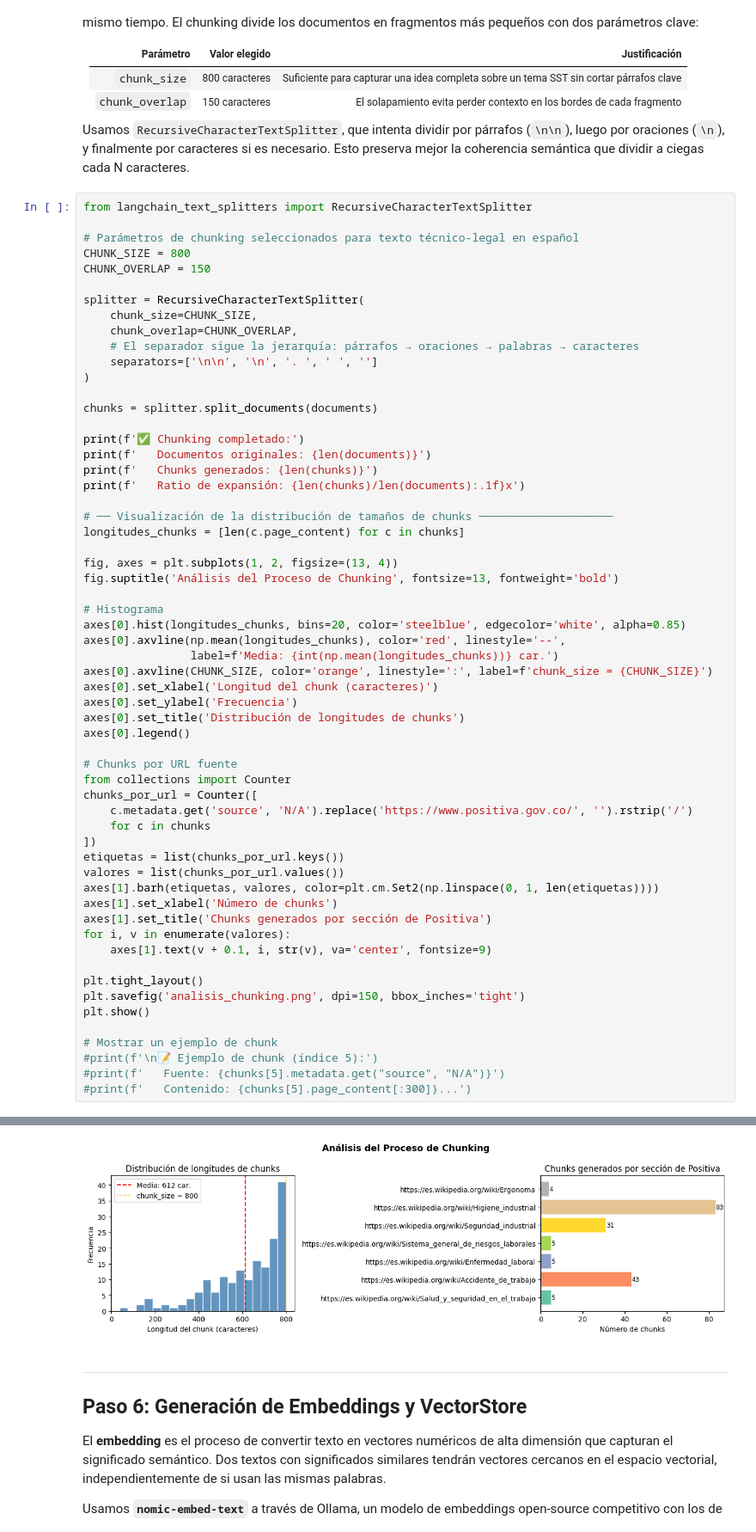
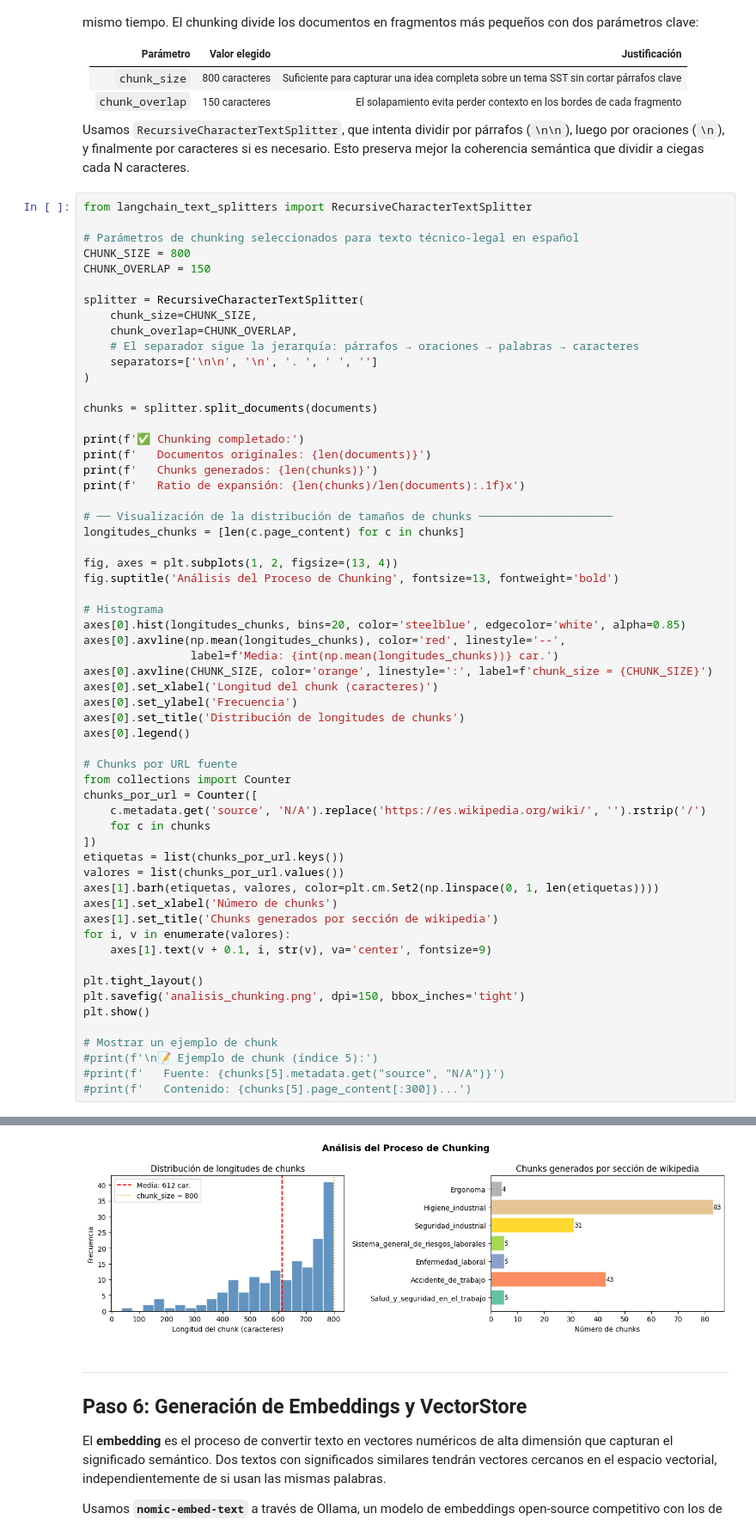
Before and after one commit to dvarelaj/nlp-miniproyecto-icesi, a Jupyter notebook: Sesion 6/modelos_generativos_RAG.ipynb, the cells around one changed output, grey strips where cells are left out. Shown at 86% size. Drawn from its saved outputs; the diff is of its cells as text.

```diff
--- a/Sesion 6/modelos_generativos_RAG.ipynb
+++ b/Sesion 6/modelos_generativos_RAG.ipynb
@@ -332,36 +339,36 @@ axes[0].axvline(CHUNK_SIZE, color='orange', linestyle=':', label=f'chunk_size =
 axes[0].set_xlabel('Longitud del chunk (caracteres)')
 axes[0].set_ylabel('Frecuencia')
 axes[0].set_title('Distribución de longitudes de chunks')
 axes[0].legend()
 
 # Chunks por URL fuente
 from collections import Counter
 chunks_por_url = Counter([
-    c.metadata.get('source', 'N/A').replace('https://www.positiva.gov.co/', '').rstrip('/')
+    c.metadata.get('source', 'N/A').replace('https://es.wikipedia.org/wiki/', '').rstrip('/')
     for c in chunks
 ])
 etiquetas = list(chunks_por_url.keys())
 valores = list(chunks_por_url.values())
 axes[1].barh(etiquetas, valores, color=plt.cm.Set2(np.linspace(0, 1, len(etiquetas))))
 axes[1].set_xlabel('Número de chunks')
-axes[1].set_title('Chunks generados por sección de Positiva')
+axes[1].set_title('Chunks generados por sección de wikipedia')
 for i, v in enumerate(valores):
     axes[1].text(v + 0.1, i, str(v), va='center', fontsize=9)
 
 plt.tight_layout()
 plt.savefig('analisis_chunking.png', dpi=150, bbox_inches='tight')
 plt.show()
 
 # Mostrar un ejemplo de chunk
 #print(f'\n📝 Ejemplo de chunk (índice 5):')
 #print(f'   Fuente: {chunks[5].metadata.get("source", "N/A")}')
 #print(f'   Contenido: {chunks[5].page_content[:300]}...')
 # %% [output]
 ✅ Chunking completado:
    Documentos originales: 7
    Chunks generados: 176
    Ratio de expansión: 25.1x
-[figure, old version]
+[figure, new version]
 # %% [markdown]
 ---
 ## Paso 6: Generación de Embeddings y VectorStore
```
Also changed, not shown: parts of 13 cells of this notebook.
